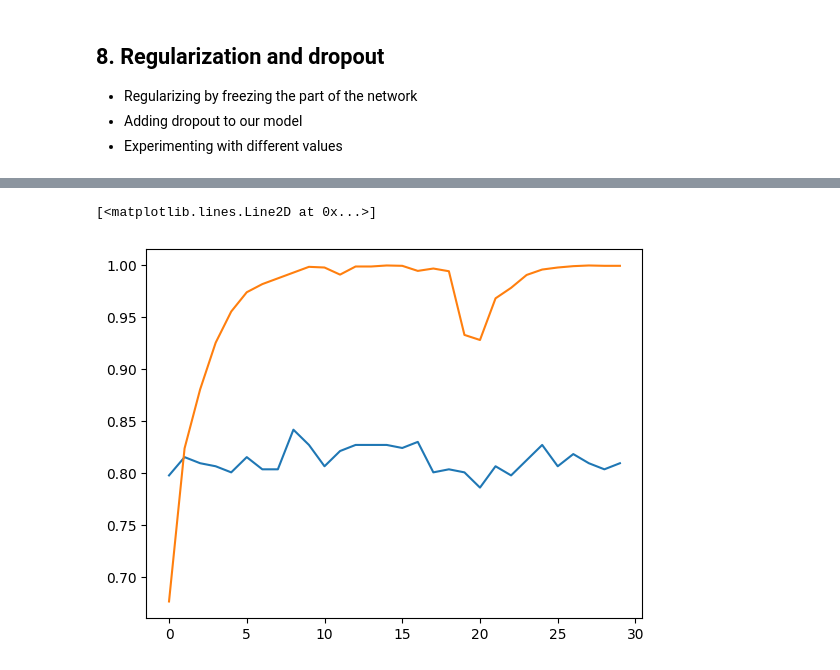
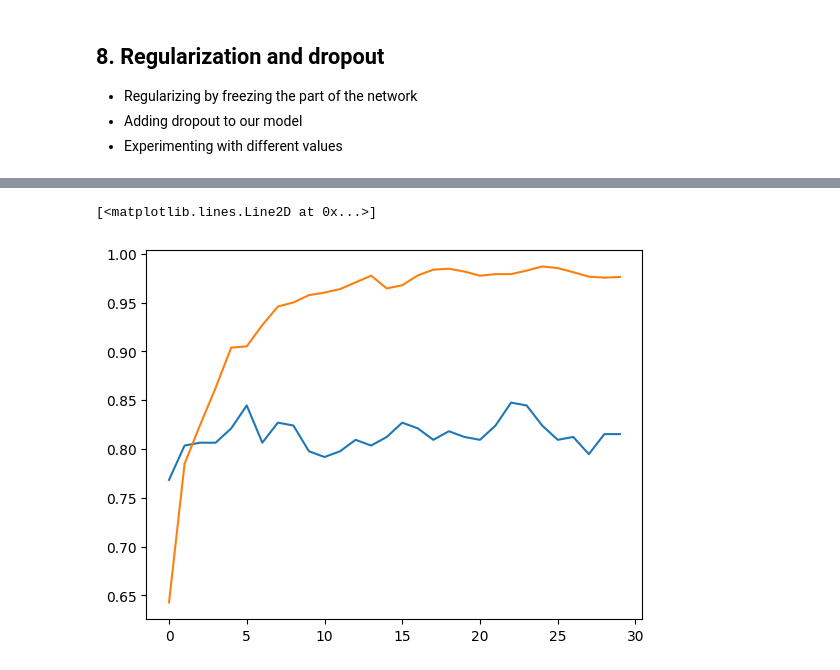
Before and after one commit to TheManuAi/ML-Zoomcamp, a Jupyter notebook: Week8 - Deep Learning/dl.ipynb, the cells around one changed output, grey strips where cells are left out. Cells and saved outputs as stored; diff of their text form; code cells hidden in the pictures.

```diff
--- a/Week8 - Deep Learning/dl.ipynb
+++ b/Week8 - Deep Learning/dl.ipynb
@@ -646,7 +694,7 @@ plt.legend()
 # %%
-hist = scores[0.2]
+hist = scores[0.5]
 plt.plot(hist["val_accuracy"], label=("val=%s" % droprate))
 plt.plot(hist["accuracy"], label=("val=%s" % droprate))
 # %% [output]
 [<matplotlib.lines.Line2D at 0x...>]
-[figure, old version]
+[figure, new version]
```
Also changed, not shown: parts of 35 cells of this notebook, 1 other file.
